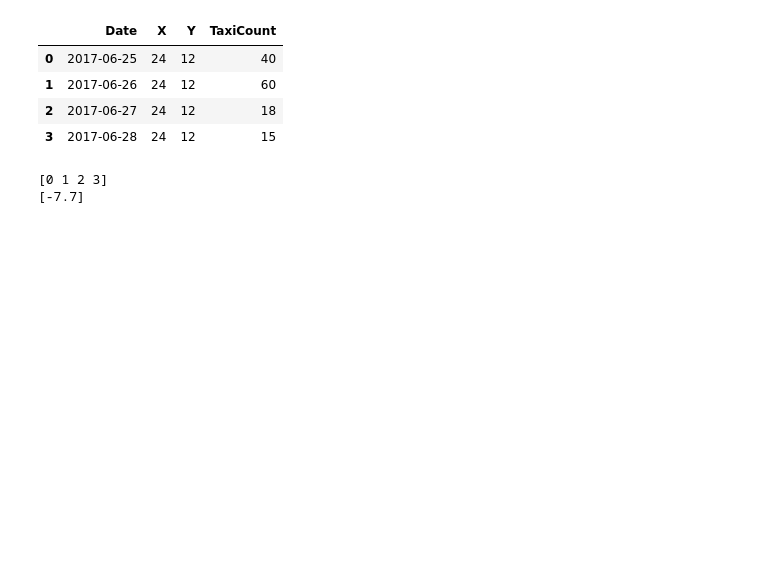
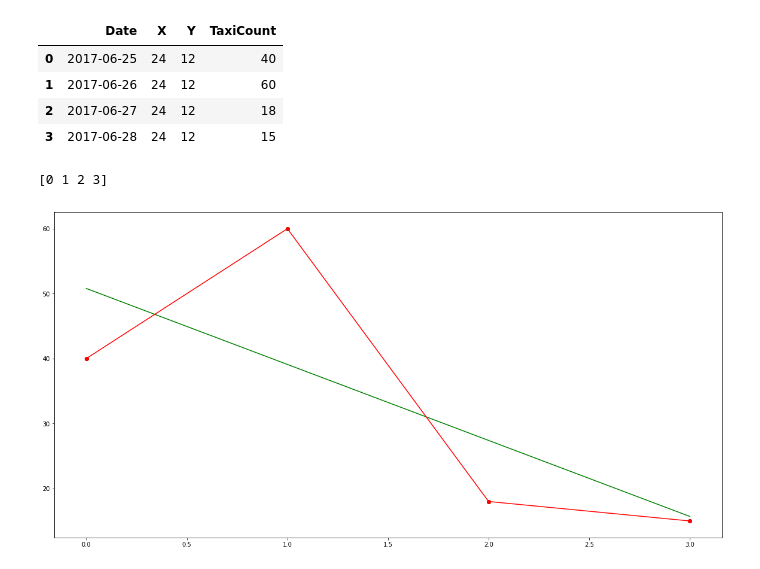
Before and after one commit to hari-allamraju/sg-taxidata, a Jupyter notebook: Basic analysis.ipynb, the cells around one changed output. Drawn from its saved outputs; the diff is of its cells as text; code cells hidden in the pictures; blank space fills up the shorter version.

```diff
--- a/Basic analysis.ipynb
+++ b/Basic analysis.ipynb
@@ -88,19 +81,25 @@ df_hour
 # %%
 import datetime
 X = np.array(range(4))
 y = (df_hour.head(4)['TaxiCount']).as_matrix()
 
 print X
 
 X=X.reshape(-1,1)
 
 model = LinearRegression()
 model.fit(X, y)
 
-X_predict=np.array([5]).reshape(-1,1)
+X_predict=np.array([2]).reshape(-1,1)
 
 
-print model.predict(X_predict)
+
+plt.scatter(X, y,color='g')
+plt.plot(X, model.predict(X),color='g')
+
+plt.scatter(X, y, color='r')
+plt.plot(X, y, color='r')
+plt.show()
 # %% [output]
 [0 1 2 3]
-[-7.7]
+[figure, added]
```
Also changed, not shown: parts of 2 cells of this notebook, 1 other file.
